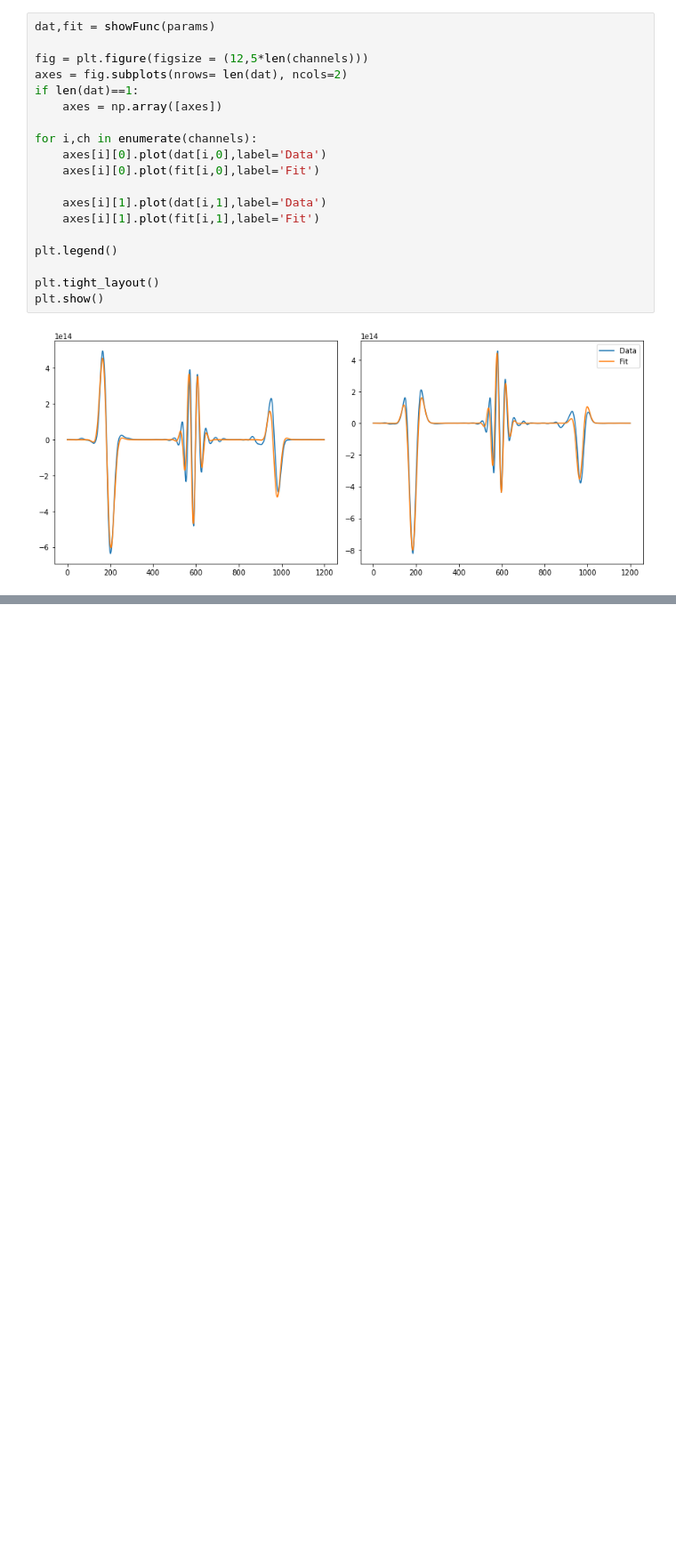
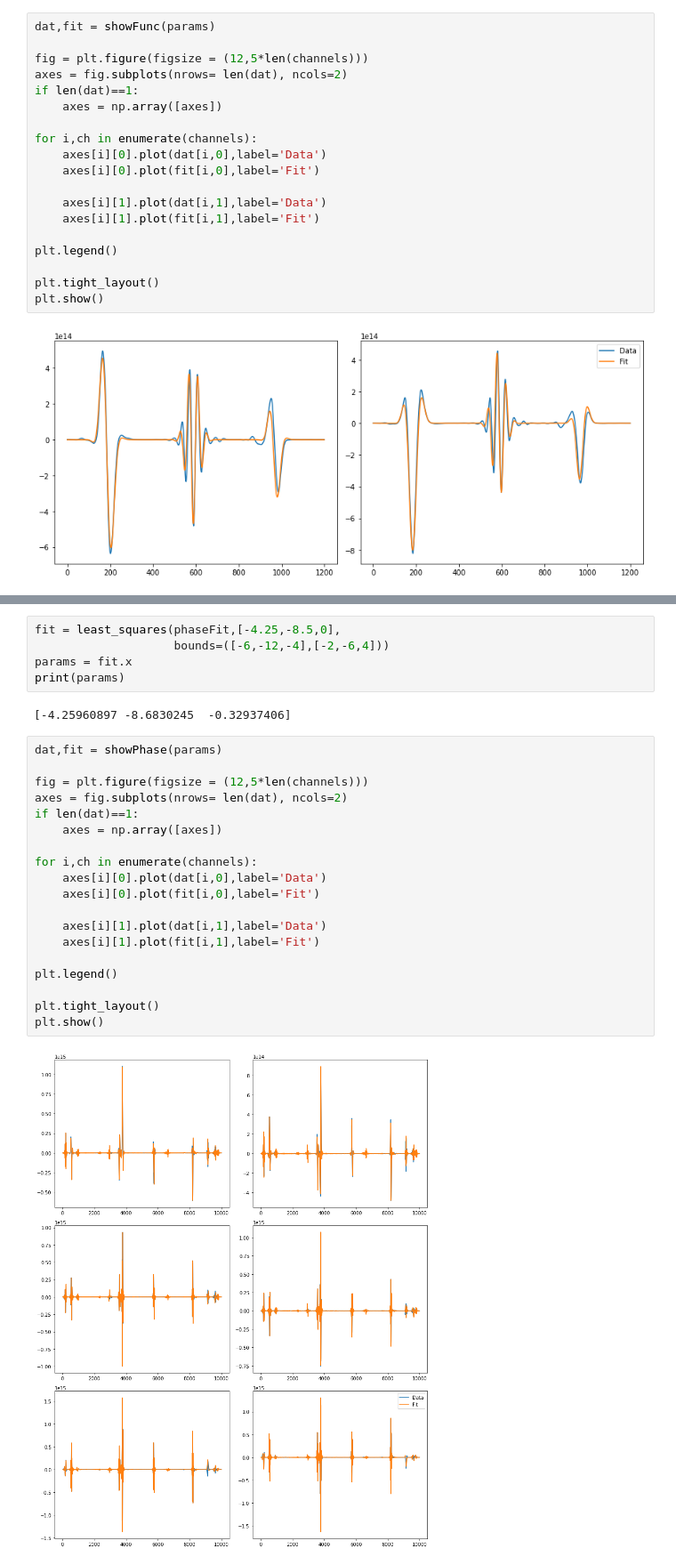
Before and after one commit to bmxdemo/bmxobs, a Jupyter notebook: towards1.ipynb, the cells around one changed output, grey strips where cells are left out. Shown at 89% size. Drawn from its saved outputs; the diff is of its cells as text; blank space fills up the shorter version.

Commit message:
separated magnitude and phase fits

```diff
--- a/towards1.ipynb
+++ b/towards1.ipynb
@@ -272,0 +514,28 @@ plt.show()
+# %%
+fit = least_squares(phaseFit,[-4.25,-8.5,0],
+                    bounds=([-6,-12,-4],[-2,-6,4]))
+params = fit.x
+print(params)
+# %% [output]
+[-4.25960897 -8.6830245  -0.32937406]
+# %%
+dat,fit = showPhase(params)
+
+fig = plt.figure(figsize = (12,5*len(channels)))
+axes = fig.subplots(nrows= len(dat), ncols=2)
+if len(dat)==1:
+    axes = np.array([axes])
+
+for i,ch in enumerate(channels):
+    axes[i][0].plot(dat[i,0],label='Data')
+    axes[i][0].plot(fit[i,0],label='Fit')
+
+    axes[i][1].plot(dat[i,1],label='Data')
+    axes[i][1].plot(fit[i,1],label='Fit')
+
+plt.legend()
+
+plt.tight_layout()
+plt.show()
+# %% [output]
+[figure, added]
```
Also changed, not shown: parts of 8 cells of this notebook, 1 other file.
